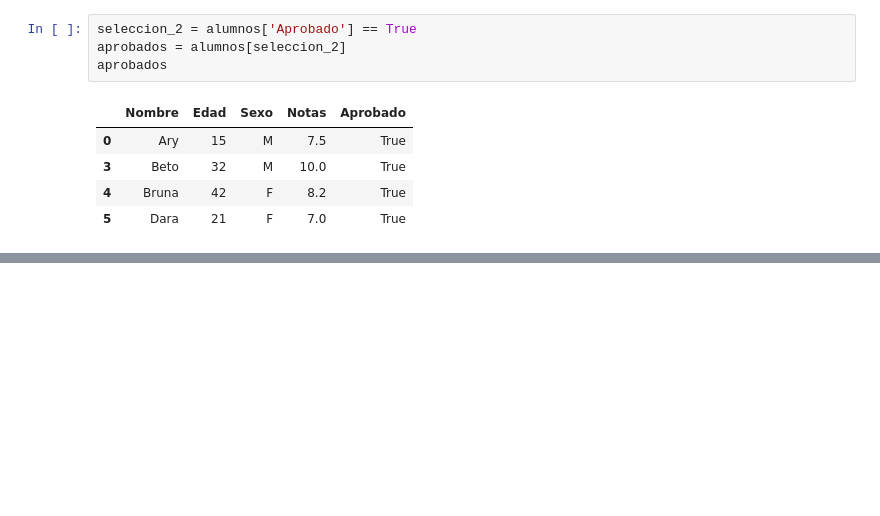
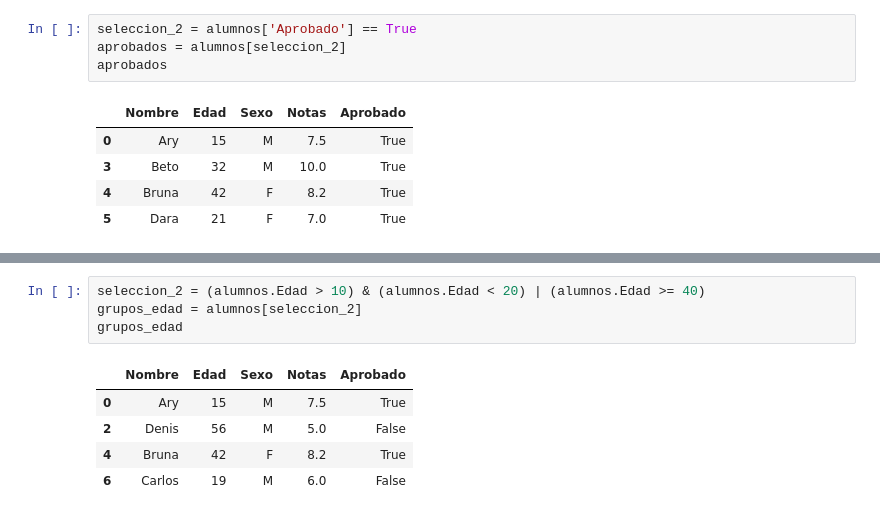
Before and after one commit to AdrianCPC/Data_analysis_rentals, a Jupyter notebook: Base_de_Datos.ipynb, the cells around one changed output, grey strips where cells are left out. Cells and saved outputs as stored; diff of their text form; blank space fills up the shorter version.

```diff
--- a/Base_de_Datos.ipynb
+++ b/Base_de_Datos.ipynb
@@ -621,0 +630,10 @@ aprobados
+# %%
+seleccion_2 = (alumnos.Edad > 10) & (alumnos.Edad < 20) | (alumnos.Edad >= 40)
+grupos_edad = alumnos[seleccion_2]
+grupos_edad
+# %% [output]
+|  | Nombre | Edad | Sexo | Notas | Aprobado |
+| 0 | Ary | 15 | M | 7.5 | True |
+| 2 | Denis | 56 | M | 5.0 | False |
+| 4 | Bruna | 42 | F | 8.2 | True |
+| 6 | Carlos | 19 | M | 6.0 | False |
```
Also changed, not shown: parts of 1 cell of this notebook.
